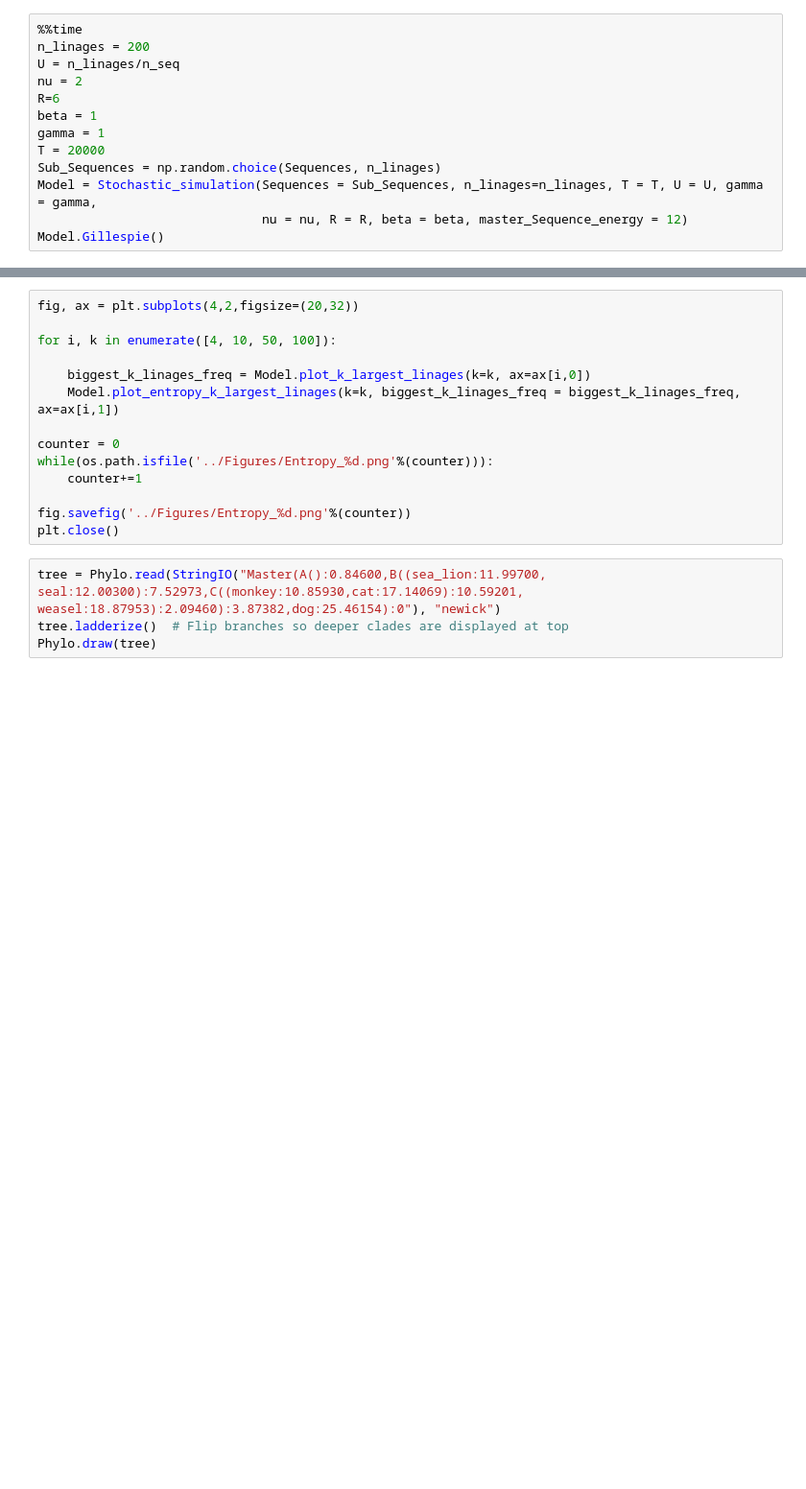
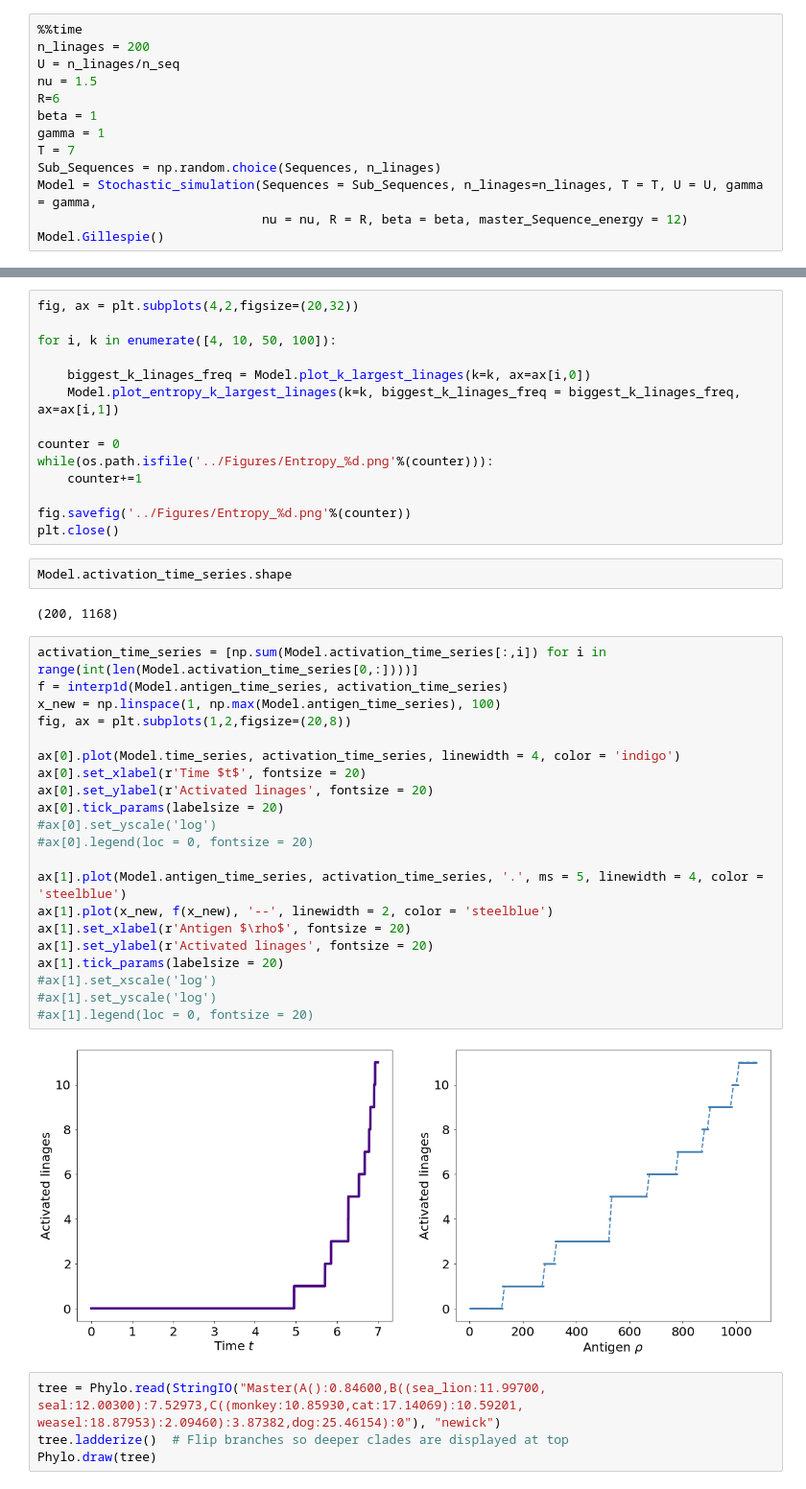
Before and after one commit to betoto008/Affinity_maturation, a Jupyter notebook: Jupyter_Notebooks/Stochastic_simulation.ipynb, the cells around one changed output, grey strips where cells are left out. Shown at 96% size. Drawn from its saved outputs; the diff is of its cells as text; blank space fills up the shorter version.

```diff
--- a/Jupyter_Notebooks/Stochastic_simulation.ipynb
+++ b/Jupyter_Notebooks/Stochastic_simulation.ipynb
@@ -57,11 +59,11 @@ plt.close()
 %%time
 n_linages = 200
 U = n_linages/n_seq
-nu = 2
+nu = 1.5
 R=6
 beta = 1
 gamma = 1
-T = 20000
+T = 7
 Sub_Sequences = np.random.choice(Sequences, n_linages)
 Model = Stochastic_simulation(Sequences = Sub_Sequences, n_linages=n_linages, T = T, U = U, gamma = gamma,
                               nu = nu, R = R, beta = beta, master_Sequence_energy = 12)
@@ -100,6 +102,33 @@ while(os.path.isfile('../Figures/Entropy_%d.png'%(counter))):
 
 fig.savefig('../Figures/Entropy_%d.png'%(counter))
 plt.close()
+# %%
+Model.activation_time_series.shape
+# %% [output]
+(200, 1168)
+# %%
+activation_time_series = [np.sum(Model.activation_time_series[:,i]) for i in range(int(len(Model.activation_time_series[0,:])))]
+f = interp1d(Model.antigen_time_series, activation_time_series)
+x_new = np.linspace(1, np.max(Model.antigen_time_series), 100)
+fig, ax = plt.subplots(1,2,figsize=(20,8))
+
+ax[0].plot(Model.time_series, activation_time_series, linewidth = 4, color = 'indigo')
+ax[0].set_xlabel(r'Time $t$', fontsize = 20)
+ax[0].set_ylabel(r'Activated linages', fontsize = 20)
+ax[0].tick_params(labelsize = 20)
+#ax[0].set_yscale('log')
+#ax[0].legend(loc = 0, fontsize = 20)
+
+ax[1].plot(Model.antigen_time_series, activation_time_series, '.', ms = 5, linewidth = 4, color = 'steelblue')
+ax[1].plot(x_new, f(x_new), '--', linewidth = 2, color = 'steelblue')
+ax[1].set_xlabel(r'Antigen $\rho$', fontsize = 20)
+ax[1].set_ylabel(r'Activated linages', fontsize = 20)
+ax[1].tick_params(labelsize = 20)
+#ax[1].set_xscale('log')
+#ax[1].set_yscale('log')
+#ax[1].legend(loc = 0, fontsize = 20)
+# %% [output]
+[figure, added]
 # %%
 tree = Phylo.read(StringIO("Master(A():0.84600,B((sea_lion:11.99700, seal:12.00300):7.52973,C((monkey:10.85930,cat:17.14069):10.59201, weasel:18.87953):2.09460):3.87382,dog:25.46154):0"), "newick")
 tree.ladderize()  # Flip branches so deeper clades are displayed at top
```
Also changed, not shown: parts of 9 cells of this notebook, 6 other files.
